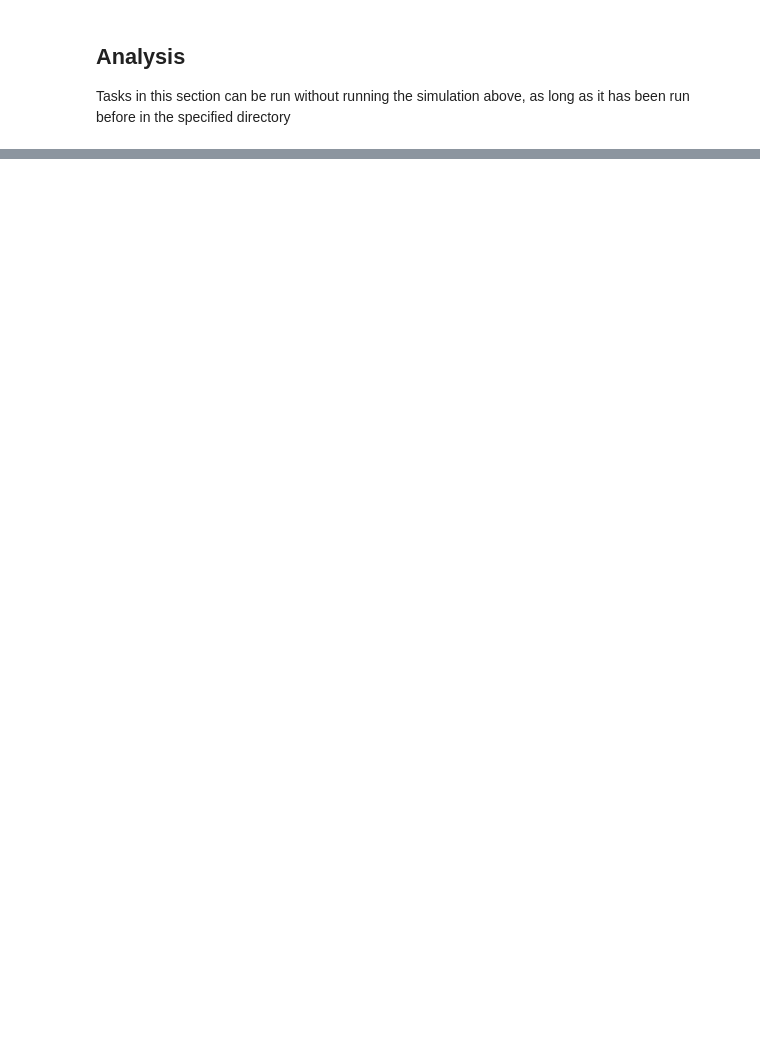
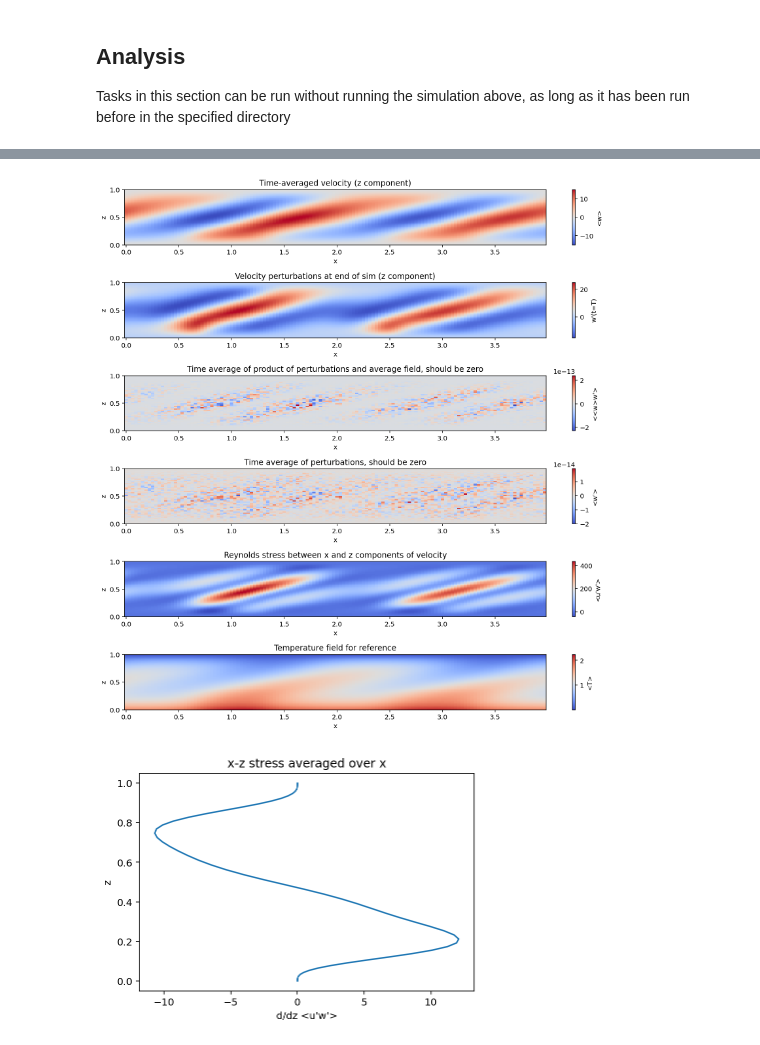
Before and after one commit to JJMorton/rayleighbenard, a Jupyter notebook: RayleighBenard.ipynb, the cells around one changed output, grey strips where cells are left out. Cells and saved outputs as stored; diff of their text form; code cells hidden in the pictures; blank space fills up the shorter version.

Commit message:
Reynolds stresses

```diff
--- a/RayleighBenard.ipynb
+++ b/RayleighBenard.ipynb
@@ -53,3 +99,83 @@ params = utils.read_params(data_dir)
+# %%
+params = utils.read_params(data_dir)
+with h5py.File("{}/analysis.h5".format(data_dir), mode='r') as file:
+    avg_time = 1
+
+    T = np.array(file['tasks']['T'])
+    t = np.array(file['tasks']['T'].dims[0]['sim_time'])
+    x = np.array(file['tasks']['T'].dims[1][0])
+    z = np.array(file['tasks']['T'].dims[2][0])
+
+    T_avgt = np.mean(T[t >= params['duration'] - avg_time], axis=0)
+
+    u = np.array(file['tasks']['u'])
+    u_avgt = np.mean(u[t >= params['duration'] - avg_time], axis=0)
+    u_pert = u - np.stack([u_avgt]*u.shape[0], axis=0)
+
+    w = np.array(file['tasks']['w'])
+    w_avgt = np.mean(w[t >= params['duration'] - avg_time], axis=0)
+    w_pert = w - np.stack([w_avgt]*w.shape[0], axis=0)
+
+    w_pert_avgt = np.mean(w_pert[t >= params['duration'] - avg_time], axis=0)
+    w_mixed_avgt = np.mean((w_avgt*w_pert)[t >= params['duration'] - avg_time], axis=0)
+    stress_uw = np.mean((u_pert*w_pert)[t >= params['duration'] - avg_time], axis=0)
+
+    fig = plt.figure(figsize=(12, 12))
+    ax = fig.add_subplot(6, 1, 1)
+    ax.set_title("Time-averaged velocity (z component)")
+    pcm = ax.pcolormesh(x, z, w_avgt.T, shading='nearest', cmap="coolwarm")
+    fig.colorbar(pcm, label='<w>', ax=ax)
+    ax.set_xlabel('x')
+    ax.set_ylabel('z')
+
+    ax = fig.add_subplot(6, 1, 2)
+    ax.set_title("Velocity perturbations at end of sim (z component)")
+    pcm = ax.pcolormesh(x, z, w_pert[-1].T, shading='nearest', cmap="coolwarm")
+    fig.colorbar(pcm, label='w\'(t=T)', ax=ax)
+    ax.set_xlabel('x')
+    ax.set_ylabel('z')
+
+    ax = fig.add_subplot(6, 1, 3)
+    ax.set_title("Time average of product of perturbations and average field, should be zero")
+    pcm = ax.pcolormesh(x, z, w_mixed_avgt.T, shading='nearest', cmap="coolwarm")
+    fig.colorbar(pcm, label='<<w>w\'>', ax=ax)
+    ax.set_xlabel('x')
+    ax.set_ylabel('z')
+
+    ax = fig.add_subplot(6, 1, 4)
+    ax.set_title("Time average of perturbations, should be zero")
+    pcm = ax.pcolormesh(x, z, w_pert_avgt.T, shading='nearest', cmap="coolwarm")
+    fig.colorbar(pcm, label='<w\'>', ax=ax)
+    ax.set_xlabel('x')
+    ax.set_ylabel('z')
+
+    ax = fig.add_subplot(6, 1, 5)
+    ax.set_title("Reynolds stress between x and z components of velocity")
+    pcm = ax.pcolormesh(x, z, stress_uw.T, shading='nearest', cmap="coolwarm")
+    fig.colorbar(pcm, label='<u\'w\'>', ax=ax)
+    ax.set_xlabel('x')
+    ax.set_ylabel('z')
+
+    ax = fig.add_subplot(6, 1, 6)
+    ax.set_title("Temperature field for reference")
+    pcm = ax.pcolormesh(x, z, T_avgt.T, shading='nearest', cmap="coolwarm")
+    fig.colorbar(pcm, label='<T>', ax=ax)
+    ax.set_xlabel('x')
+    ax.set_ylabel('z')
+    plt.tight_layout()
+    plt.show()
+
+    stress_uw_avgx = np.mean(stress_uw, axis=0)
+    fig = plt.figure()
+    ax = fig.add_subplot(1, 1, 1)
+    ax.set_title("x-z stress averaged over x")
+    ax.plot(np.diff(stress_uw_avgx), z[:-1])
+    ax.set_xlabel('d/dz <u\'w\'>')
+    ax.set_ylabel('z')
+    plt.show()
+# %% [output]
+[figure, added]
+[figure, added]
 # %%
 plotting.time_averaged(data_dir)
 # %%
```
Also changed, not shown: parts of 5 cells of this notebook, 2 other files.
